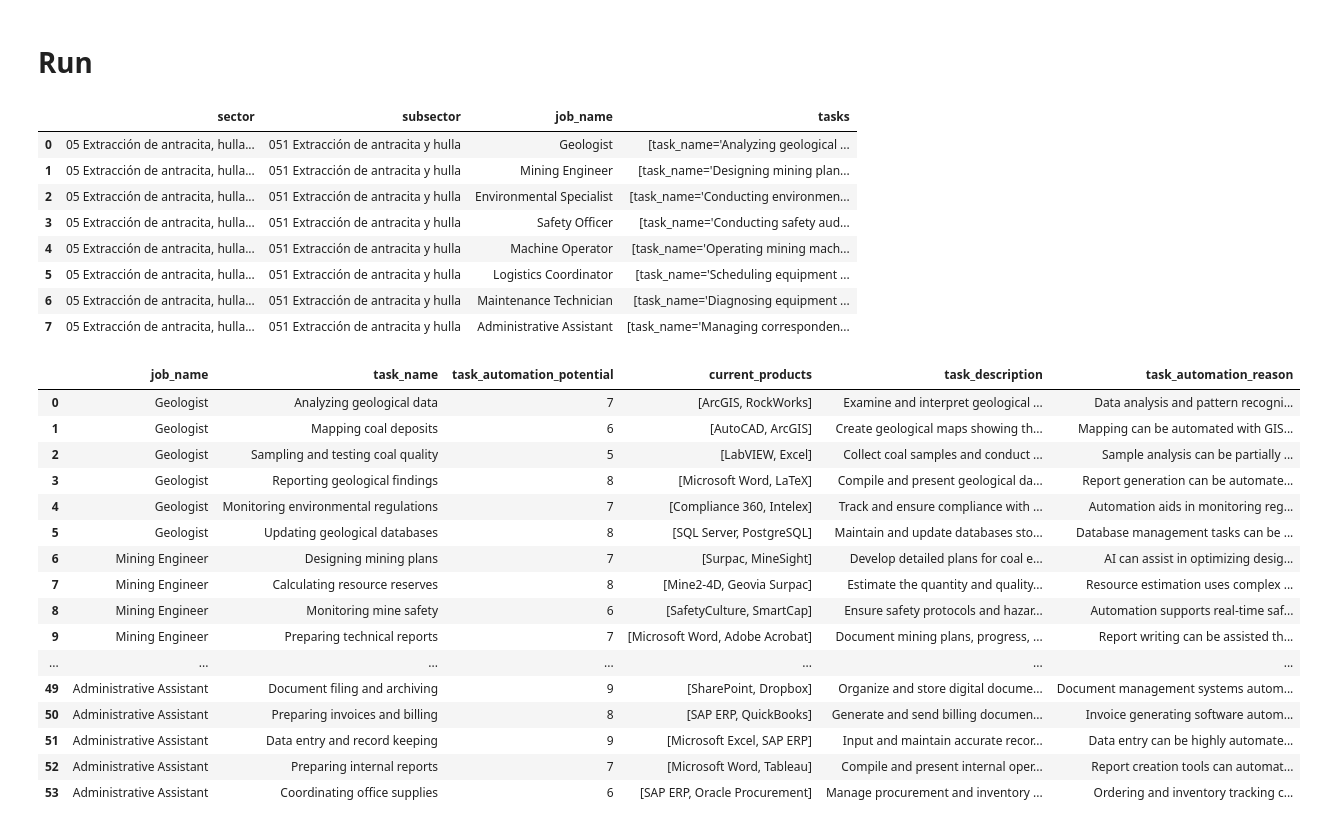
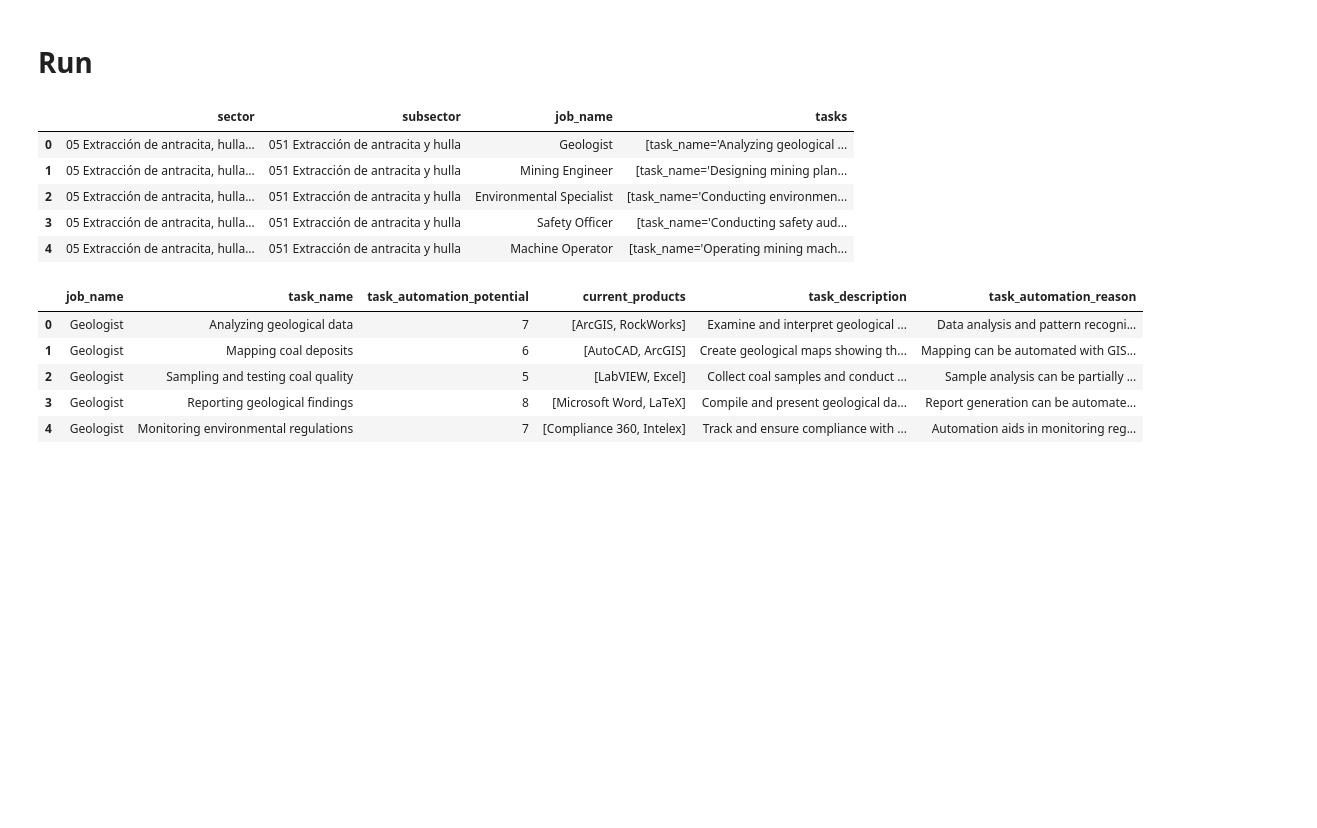
Before and after one commit to victoriano/future-of-work-data, a Jupyter notebook: notebooks/ine_dirce.ipynb, the cells around one changed output. Drawn from its saved outputs; the diff is of its cells as text; code cells hidden in the pictures; blank space fills up the shorter version.

```diff
--- a/notebooks/ine_dirce.ipynb
+++ b/notebooks/ine_dirce.ipynb
@@ -181,7 +175,7 @@ sample = df.iloc[:n_sectors]
 result = await task(sample, model=model, n_concurrent=100)
 # %%
 jobs_df = result.to_pandas()
-jobs_df
+jobs_df.head()
 # %% [output]
 |  | sector | subsector | job_name | tasks |
 | 0 | 05 Extracción de antracita, hulla... | 051 Extracción de antracita y hulla | Geologist | [task_name='Analyzing geological ... |
@@ -189,37 +183,22 @@ jobs_df
 | 2 | 05 Extracción de antracita, hulla... | 051 Extracción de antracita y hulla | Environmental Specialist | [task_name='Conducting environmen... |
 | 3 | 05 Extracción de antracita, hulla... | 051 Extracción de antracita y hulla | Safety Officer | [task_name='Conducting safety aud... |
 | 4 | 05 Extracción de antracita, hulla... | 051 Extracción de antracita y hulla | Machine Operator | [task_name='Operating mining mach... |
-| 5 | 05 Extracción de antracita, hulla... | 051 Extracción de antracita y hulla | Logistics Coordinator | [task_name='Scheduling equipment ... |
-| 6 | 05 Extracción de antracita, hulla... | 051 Extracción de antracita y hulla | Maintenance Technician | [task_name='Diagnosing equipment ... |
-| 7 | 05 Extracción de antracita, hulla... | 051 Extracción de antracita y hulla | Administrative Assistant | [task_name='Managing corresponden... |
 # %%
 # Flatten the tasks manually
 records = []
 for job, tasks in zip(jobs_df.job_name, jobs_df.tasks):
     for task in tasks:
-        record = {"job_name": job}
-        record |= task.to_dict()
+        record = {"job_name": job} | task.to_dict()
         records.append(record)
 
 tasks_df = pd.DataFrame.from_records(records)
-tasks_df
+tasks_df.head()
 # %% [output]
 |  | job_name | task_name | task_automation_potential | current_products | task_description | task_automation_reason |
 | 0 | Geologist | Analyzing geological data | 7 | [ArcGIS, RockWorks] | Examine and interpret geological ... | Data analysis and pattern recogni... |
 | 1 | Geologist | Mapping coal deposits | 6 | [AutoCAD, ArcGIS] | Create geological maps showing th... | Mapping can be automated with GIS... |
 | 2 | Geologist | Sampling and testing coal quality | 5 | [LabVIEW, Excel] | Collect coal samples and conduct ... | Sample analysis can be partially ... |
 | 3 | Geologist | Reporting geological findings | 8 | [Microsoft Word, LaTeX] | Compile and present geological da... | Report generation can be automate... |
 | 4 | Geologist | Monitoring environmental regulations | 7 | [Compliance 360, Intelex] | Track and ensure compliance with ... | Automation aids in monitoring reg... |
-| 5 | Geologist | Updating geological databases | 8 | [SQL Server, PostgreSQL] | Maintain and update databases sto... | Database management tasks can be ... |
-| 6 | Mining Engineer | Designing mining plans | 7 | [Surpac, MineSight] | Develop detailed plans for coal e... | AI can assist in optimizing desig... |
-| 7 | Mining Engineer | Calculating resource reserves | 8 | [Mine2-4D, Geovia Surpac] | Estimate the quantity and quality... | Resource estimation uses complex ... |
-| 8 | Mining Engineer | Monitoring mine safety | 6 | [SafetyCulture, SmartCap] | Ensure safety protocols and hazar... | Automation supports real-time saf... |
-| 9 | Mining Engineer | Preparing technical reports | 7 | [Microsoft Word, Adobe Acrobat] | Document mining plans, progress, ... | Report writing can be assisted th... |
-| ... | ... | ... | ... | ... | ... | ... |
-| 49 | Administrative Assistant | Document filing and archiving | 9 | [SharePoint, Dropbox] | Organize and store digital docume... | Document management systems autom... |
-| 50 | Administrative Assistant | Preparing invoices and billing | 8 | [SAP ERP, QuickBooks] | Generate and send billing documen... | Invoice generating software autom... |
-| 51 | Administrative Assistant | Data entry and record keeping | 9 | [Microsoft Excel, SAP ERP] | Input and maintain accurate recor... | Data entry can be highly automate... |
-| 52 | Administrative Assistant | Preparing internal reports | 7 | [Microsoft Word, Tableau] | Compile and present internal oper... | Report creation tools can automat... |
-| 53 | Administrative Assistant | Coordinating office supplies | 6 | [SAP ERP, Oracle Procurement] | Manage procurement and inventory ... | Ordering and inventory tracking c... |
 # %%
 joined = jobs_df.merge(tasks_df, how="left", on="job_name").drop(columns="tasks")
```
Also changed, not shown: parts of 2 cells of this notebook.
